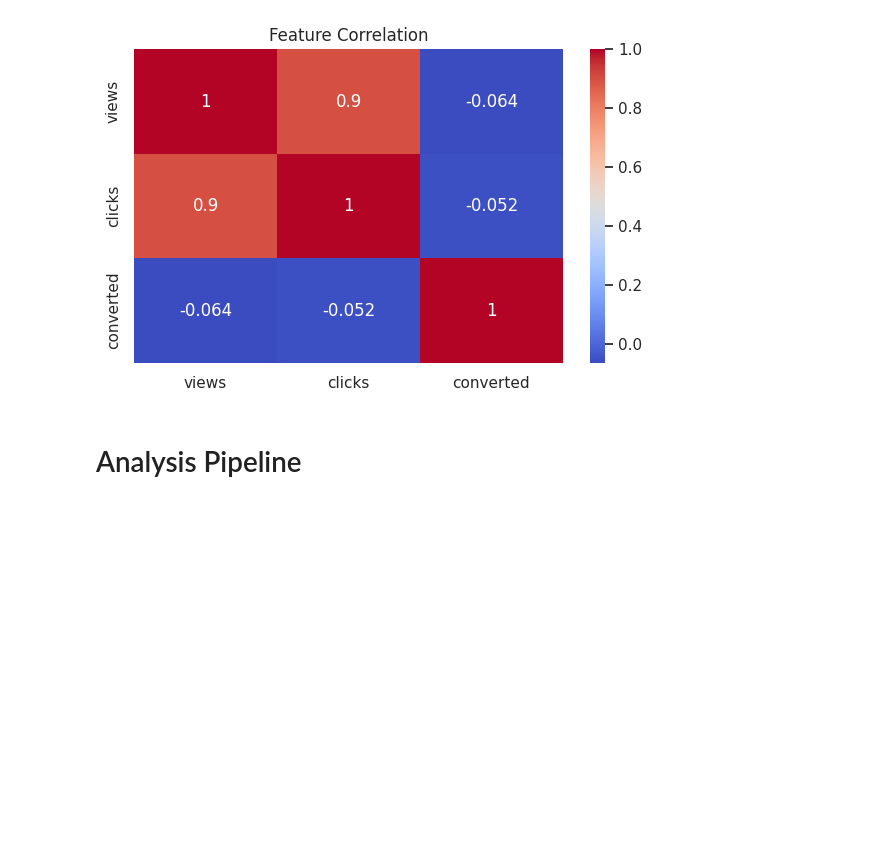
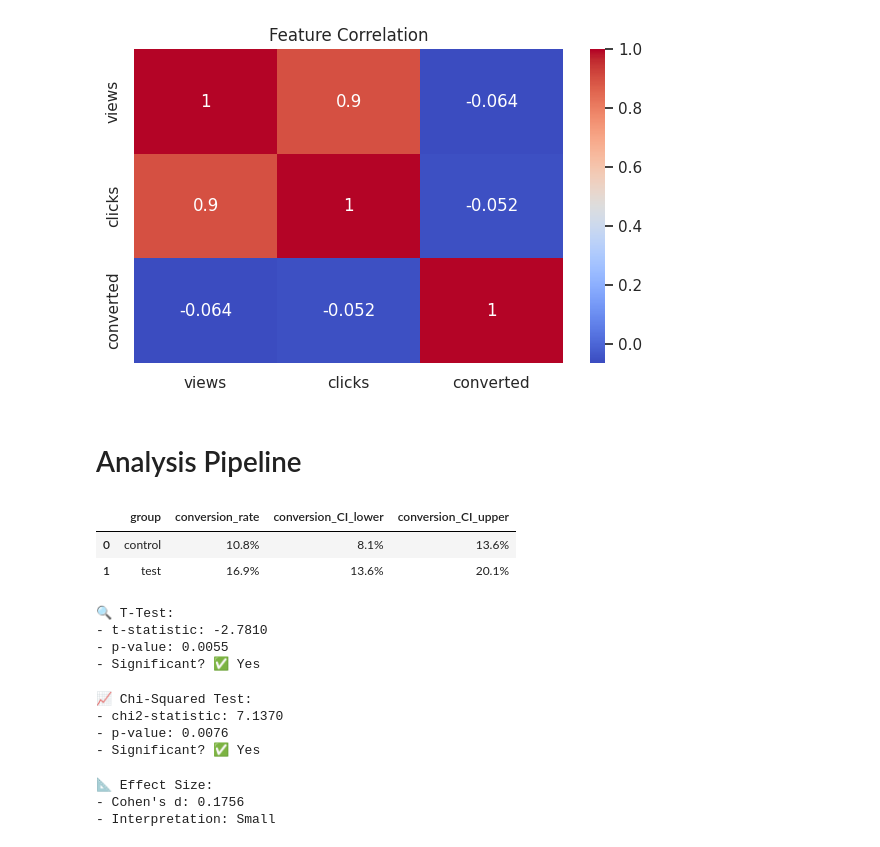
Before and after one commit to aliasgharmirhshai/A-B-Testing-Framework-for-Product-Feature-Optimization-, a Jupyter notebook: notebooks/main.ipynb, the cells around one changed output. Saved outputs shown, nothing was run; the diff lists cells and outputs as text; code cells hidden in the pictures; blank space fills up the shorter version.

```diff
--- a/notebooks/main.ipynb
+++ b/notebooks/main.ipynb
@@ -180,0 +186,44 @@ px.histogram(data, x='clicks', color='group', nbins=20, title='Clicks Distributi
+# %%
+results = stats_engine.summarize_results(data)
+# %%
+metrics = results['metrics'].copy()
+metrics['conversion_rate'] = (metrics['conversion_rate'] * 100).round(1).astype(str) + '%'
+metrics['conversion_CI_lower'] = (metrics['conversion_CI_lower'] * 100).round(1).astype(str) + '%'
+metrics['conversion_CI_upper'] = (metrics['conversion_CI_upper'] * 100).round(1).astype(str) + '%'
+# %%
+metrics[['group', 'conversion_rate', 'conversion_CI_lower', 'conversion_CI_upper']]
+# %% [output]
+|  | group | conversion_rate | conversion_CI_lower | conversion_CI_upper |
+| 0 | control | 10.8% | 8.1% | 13.6% |
+| 1 | test | 16.9% | 13.6% | 20.1% |
+# %%
+t_test = results['t_test']
+print("🔍 T-Test:")
+print(f"- t-statistic: {t_test['t_stat']:.4f}")
+print(f"- p-value: {t_test['p_value']:.4f}")
+print(f"- Significant? {'✅ Yes' if t_test['is_significant'] else '❌ No'}")
+# %% [output]
+🔍 T-Test:
+- t-statistic: -2.7810
+- p-value: 0.0055
+- Significant? ✅ Yes
+# %%
+chi2 = results['chi_squared']
+print("📈 Chi-Squared Test:")
+print(f"- chi2-statistic: {chi2['chi2_stat']:.4f}")
+print(f"- p-value: {chi2['p_value']:.4f}")
+print(f"- Significant? {'✅ Yes' if chi2['is_significant'] else '❌ No'}")
+# %% [output]
+📈 Chi-Squared Test:
+- chi2-statistic: 7.1370
+- p-value: 0.0076
+- Significant? ✅ Yes
+# %%
+effect = results['effect_size']
+print("📐 Effect Size:")
+print(f"- Cohen's d: {effect['effect_size']:.4f}")
+print(f"- Interpretation: {effect['interpretation']}")
+# %% [output]
+📐 Effect Size:
+- Cohen's d: 0.1756
+- Interpretation: Small
```
Also changed, not shown: parts of 2 cells of this notebook, 1 other file.
